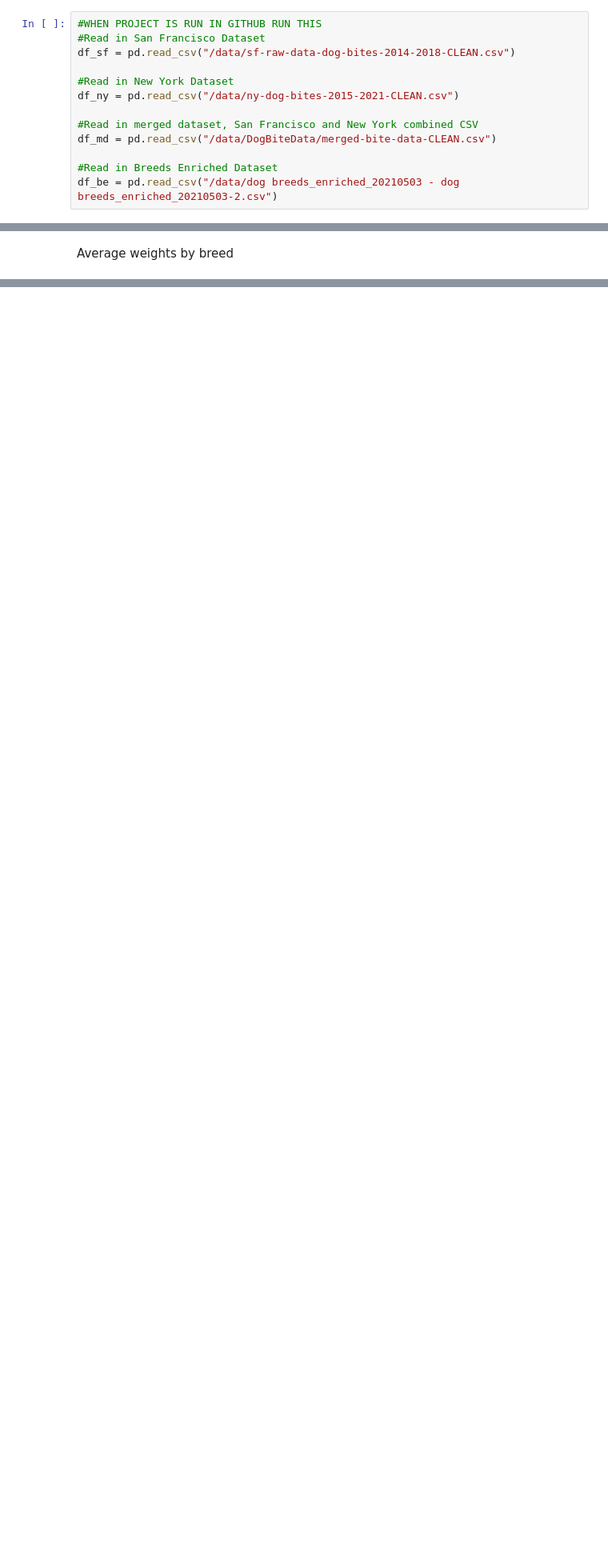
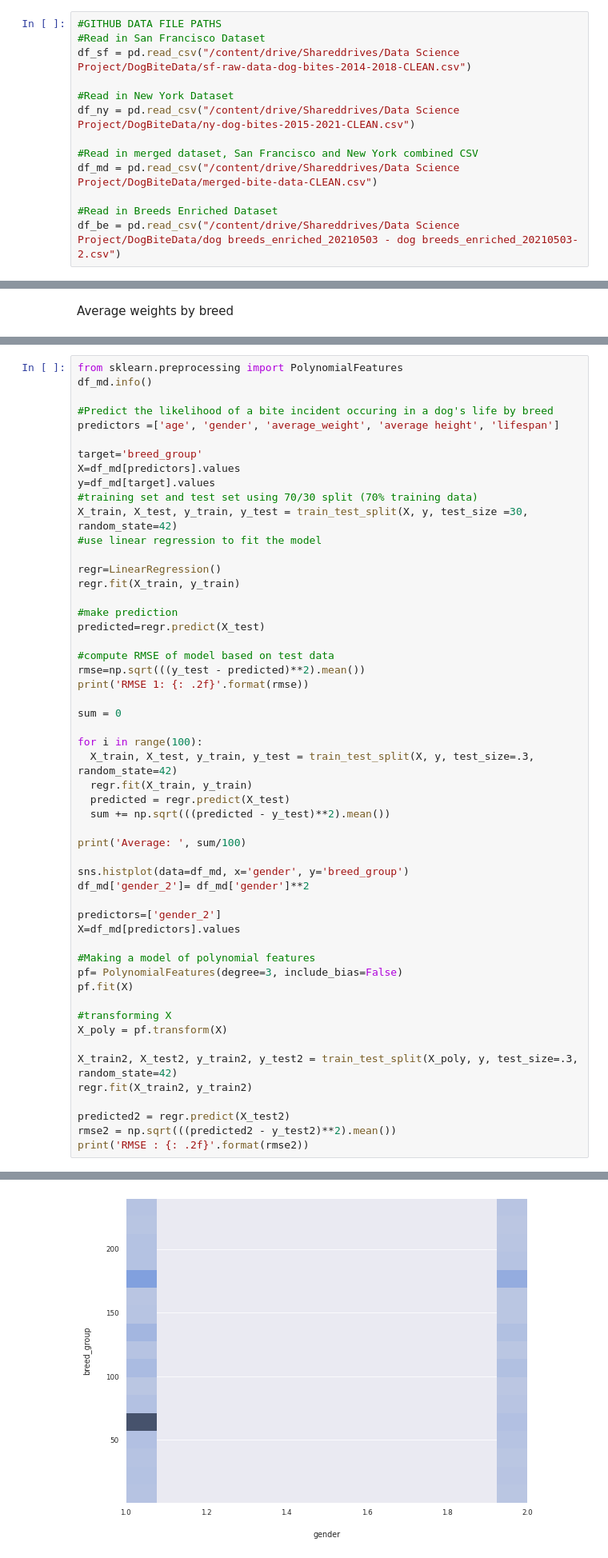
Before and after one commit to abellizzistudent/CST383_Project, a Jupyter notebook: SAV.ipynb, the cells around one changed output, grey strips where cells are left out. Shown: that part at 80% size. Saved outputs shown, nothing was run; the diff lists cells and outputs as text; blank space fills up the shorter version.

```diff
--- a/SAV.ipynb
+++ b/SAV.ipynb
@@ -87,18 +88,18 @@ df_md = pd.read_csv("/content/drive/Shareddrives/Data Science Project/DogBiteDat
 #Read in Breeds Enriched Dataset
 df_be = pd.read_csv("/content/drive/Shareddrives/Data Science Project/DogBiteData/dog breeds_enriched_20210503 - dog breeds_enriched_20210503-2.csv")
 # %%
-#WHEN PROJECT IS RUN IN GITHUB RUN THIS
+#GITHUB DATA FILE PATHS
 #Read in San Francisco Dataset
-df_sf = pd.read_csv("/data/sf-raw-data-dog-bites-2014-2018-CLEAN.csv")
+df_sf = pd.read_csv("/content/drive/Shareddrives/Data Science Project/DogBiteData/sf-raw-data-dog-bites-2014-2018-CLEAN.csv")
 
 #Read in New York Dataset
-df_ny = pd.read_csv("/data/ny-dog-bites-2015-2021-CLEAN.csv")
+df_ny = pd.read_csv("/content/drive/Shareddrives/Data Science Project/DogBiteData/ny-dog-bites-2015-2021-CLEAN.csv")
 
 #Read in merged dataset, San Francisco and New York combined CSV
-df_md = pd.read_csv("/data/DogBiteData/merged-bite-data-CLEAN.csv")
+df_md = pd.read_csv("/content/drive/Shareddrives/Data Science Project/DogBiteData/merged-bite-data-CLEAN.csv")
 
 #Read in Breeds Enriched Dataset
-df_be = pd.read_csv("/data/dog breeds_enriched_20210503 - dog breeds_enriched_20210503-2.csv")
+df_be = pd.read_csv("/content/drive/Shareddrives/Data Science Project/DogBiteData/dog breeds_enriched_20210503 - dog breeds_enriched_20210503-2.csv")
 # %% [markdown]
 Stanford Dogs Dataset Images of Dog Breeds
 # %%
@@ -732,0 +686,54 @@ plt.ylabel('bite code')
+# %%
+from sklearn.preprocessing import PolynomialFeatures
+df_md.info()
+
+#Predict the likelihood of a bite incident occuring in a dog's life by breed
+predictors =['age', 'gender', 'average_weight', 'average height', 'lifespan']
+
+target='breed_group'
+X=df_md[predictors].values
+y=df_md[target].values
+#training set and test set using 70/30 split (70% training data)
+X_train, X_test, y_train, y_test = train_test_split(X, y, test_size =30, random_state=42)
+#use linear regression to fit the model
+
+regr=LinearRegression()
+regr.fit(X_train, y_train)
+
+#make prediction
+predicted=regr.predict(X_test)
+
+#compute RMSE of model based on test data
+rmse=np.sqrt(((y_test - predicted)**2).mean())
+print('RMSE 1: {: .2f}'.format(rmse))
+
+sum = 0
+
+for i in range(100):
+  X_train, X_test, y_train, y_test = train_test_split(X, y, test_size=.3, random_state=42)
+  regr.fit(X_train, y_train)
+  predicted = regr.predict(X_test)
+  sum += np.sqrt(((predicted - y_test)**2).mean())
+
+print('Average: ', sum/100)
+
+sns.histplot(data=df_md, x='gender', y='breed_group')
+df_md['gender_2']= df_md['gender']**2
+
+predictors=['gender_2']
+X=df_md[predictors].values
+
+#Making a model of polynomial features
+pf= PolynomialFeatures(degree=3, include_bias=False)
+pf.fit(X)
+
+#transforming X
+X_poly = pf.transform(X)
+
+X_train2, X_test2, y_train2, y_test2 = train_test_split(X_poly, y, test_size=.3, random_state=42)
+regr.fit(X_train2, y_train2)
+
+predicted2 = regr.predict(X_test2)
+rmse2 = np.sqrt(((predicted2 - y_test2)**2).mean())
+print('RMSE : {: .2f}'.format(rmse2))
+# %% [output]
@@ -733 +757,2 @@ plt.ylabel('bite code')
+[figure, added]
 # %%
```
Also changed, not shown: parts of 11 cells of this notebook.
